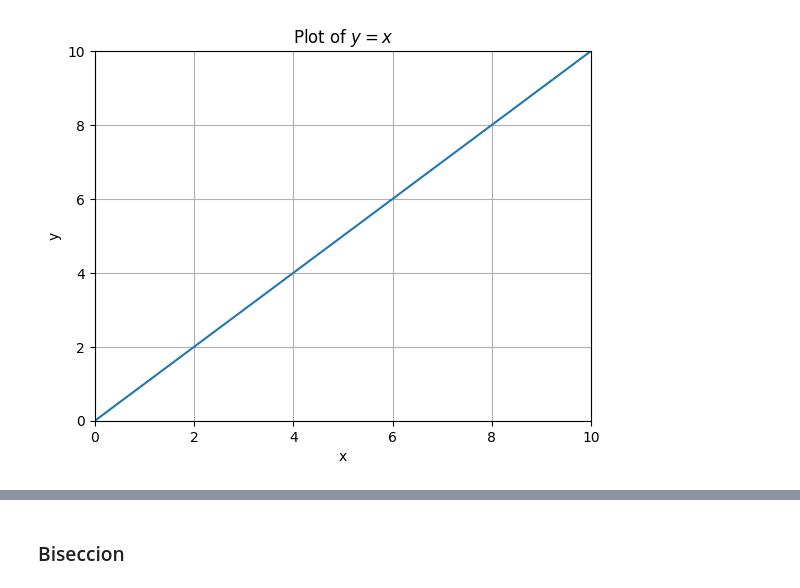
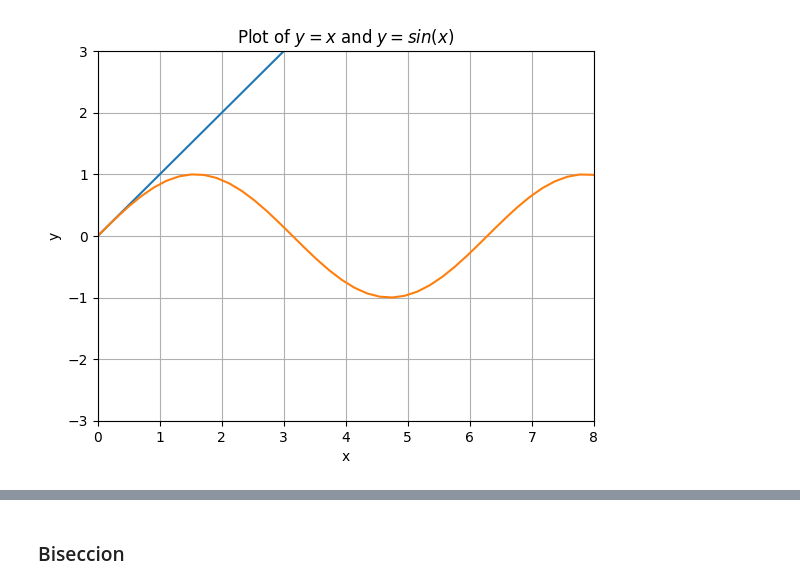
Before and after one commit to elliot12-l/Bisecci-n, a Jupyter notebook: Ejercicio_2.ipynb, the cells around one changed output, grey strips where cells are left out. Drawn from its saved outputs; the diff is of its cells as text; code cells hidden in the pictures.

```diff
--- a/Ejercicio_2.ipynb
+++ b/Ejercicio_2.ipynb
@@ -3,27 +3,30 @@
 # %%
 import numpy as np
 
 import matplotlib.pyplot as plt
 
-def equation(x:float)->float:
+def equation1(x:float)->float:
     return x
+def equation2(x:float)->float:
+    return np.sin(x)
 
 # Generate x values
 x = np.linspace(-10, 10, 100)
 
 # Calculate y values
-y = equation(x)
+y1 = equation1(x)
+y2 = equation2(x)
 
 # Plot the equation
-plt.plot(x, y)
-
+plt.plot(x, y1)
+plt.plot(x, y2)
 plt.xlabel('x')
 plt.ylabel('y')
-plt.title('Plot of $y=x$')
+plt.title('Plot of $y=x$ and $y=sin(x)$')
 ax = plt.gca()
-ax.set_ylim([0, 10])
-ax.set_xlim([0, 10])
+ax.set_ylim([-3, 3])
+ax.set_xlim([0, 8])
 plt.grid(True)
 plt.show()
 # %% [output]
-[figure, old version]
+[figure, new version]
```
Also changed, not shown: parts of 1 cell of this notebook.
